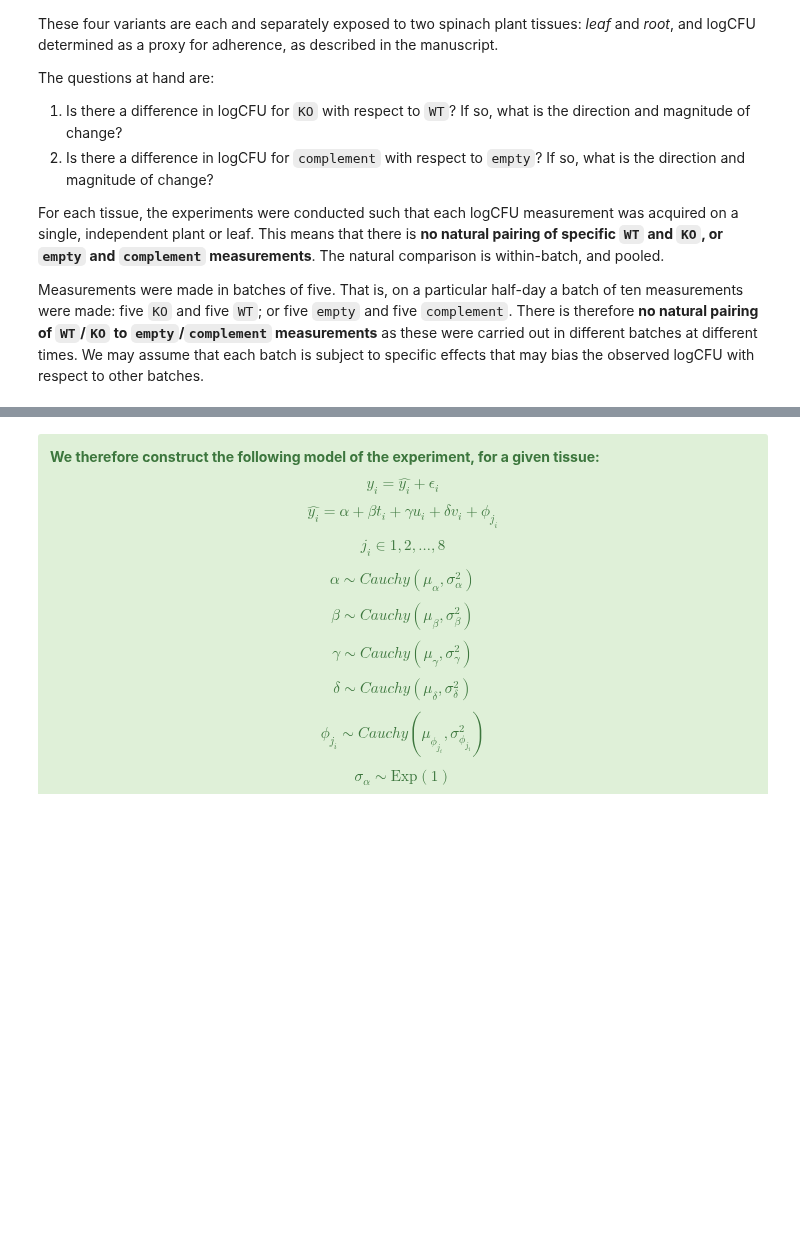
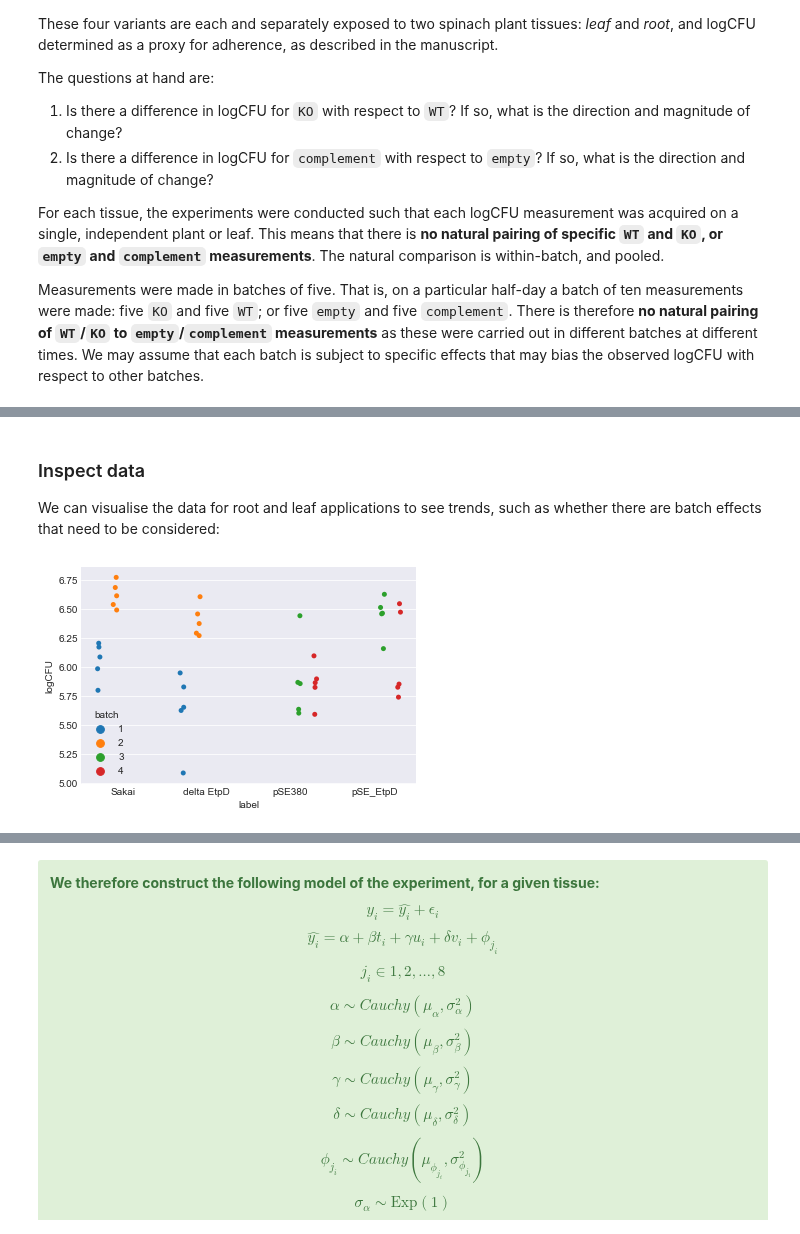
Before and after one commit to widdowquinn/SI_Holmes_etal_2017, a Jupyter notebook: notebooks/04-etpD.ipynb, the cells around one changed output, grey strips where cells are left out. Saved outputs shown, nothing was run; the diff lists cells and outputs as text; code cells hidden in the pictures; blank space fills up the shorter version.

Commit message:
add data import and visualisation steps to notebook 04

```diff
--- a/notebooks/04-etpD.ipynb
+++ b/notebooks/04-etpD.ipynb
@@ -22,6 +22,10 @@ This notebook describes raw data import, cleaning and QA, then modelling of the
 # %%
 %pylab inline
 
+import pandas as pd
+import seaborn as sns
+sns.set_style("darkgrid")
+
 import warnings
 warnings.filterwarnings('ignore')
 # %% [output]
@@ -59,0 +66,8 @@ Raw data was previously converted to plain text comma-separated variable format
+# %%
+# Raw data locations
+leafdatafile = "../data/etpD/leaves.csv"
+rootdatafile = "../data/etpD/roots.csv"
+
+# Parse data
+leafdata = pd.read_csv(leafdatafile)
+rootdata = pd.read_csv(rootdatafile)
@@ -59,0 +153,4 @@ Raw data was previously converted to plain text comma-separated variable format
+# %%
+# Convert data from wide to long
+leafdata = wide_to_long(leafdata)
+rootdata = wide_to_long(rootdata)
@@ -59,0 +189,11 @@ Raw data was previously converted to plain text comma-separated variable format
+# %% [markdown]
+### Inspect data
+
+We can visualise the data for root and leaf applications to see trends, such as whether there are batch effects that need to be considered:
+# %%
+# Plot leaf data by treatment, split by batch
+ax = sns.stripplot(x='label', y='logCFU', hue='batch',
+                   data=leafdata,
+                   jitter=True, dodge=True)
+# %% [output]
+[figure, added]
```
Also changed, not shown: parts of 11 cells of this notebook.
